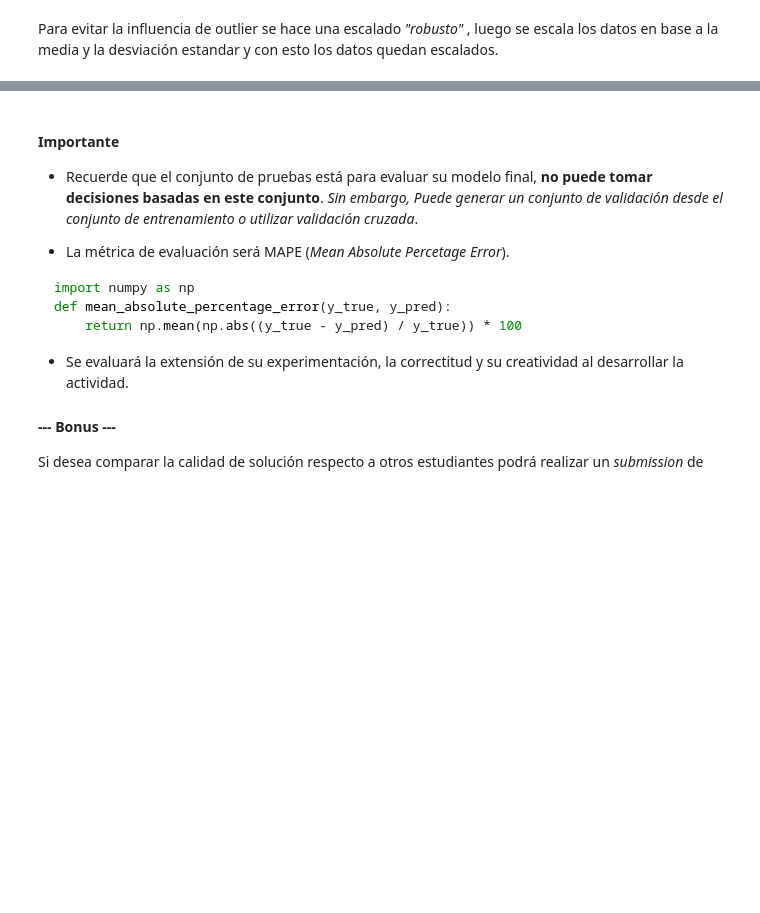
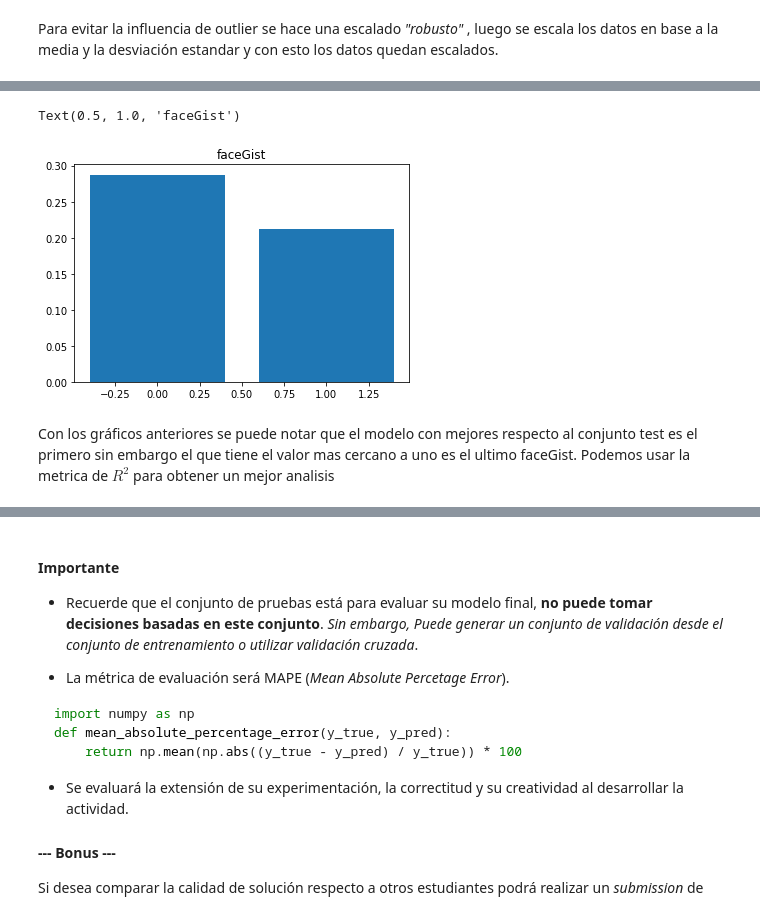
Before and after one commit to Sebaatd/MachineLearning-T1, a Jupyter notebook: Enunciado.ipynb, the cells around one changed output, grey strips where cells are left out. Drawn from its saved outputs; the diff is of its cells as text; code cells hidden in the pictures; blank space fills up the shorter version.

```diff
--- a/Enunciado.ipynb
+++ b/Enunciado.ipynb
@@ -1028,0 +1129,9 @@ new_faceGist_train = scale(faceGist_train)
+# %%
+plt.bar(height = [f1score_faceGist_train, f1score_faceGist_test], x = list(range(2)))
+plt.title('faceGist')
+# %% [output]
+Text(0.5, 1.0, 'faceGist')
+[figure, added]
+# %% [markdown]
+Con los gráficos anteriores se puede notar que el modelo con mejores respecto al conjunto test es el primero sin embargo el que tiene el valor mas cercano a uno es el ultimo faceGist.
+Podemos usar la metrica de $R^2$ para obtener un mejor analisis
```
Also changed, not shown: parts of 27 cells of this notebook, 3 other files.
